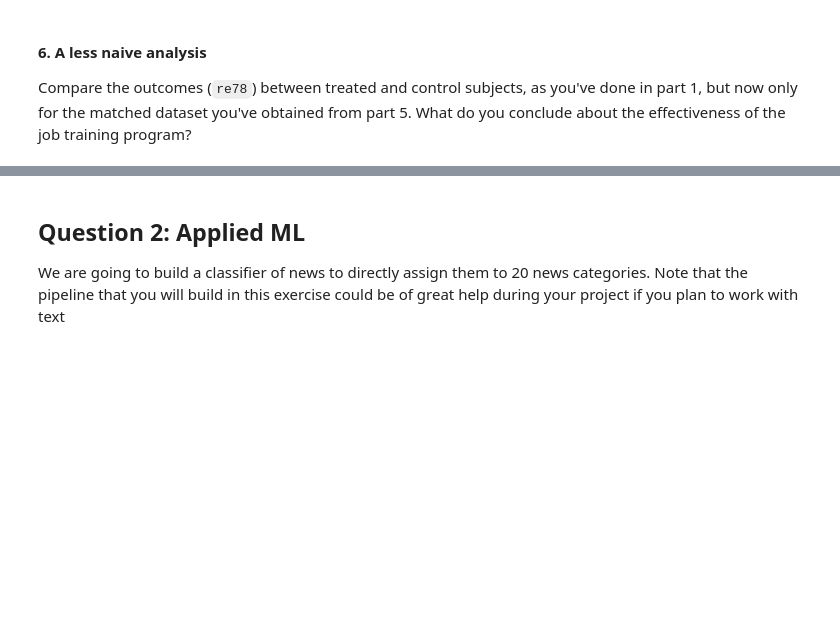
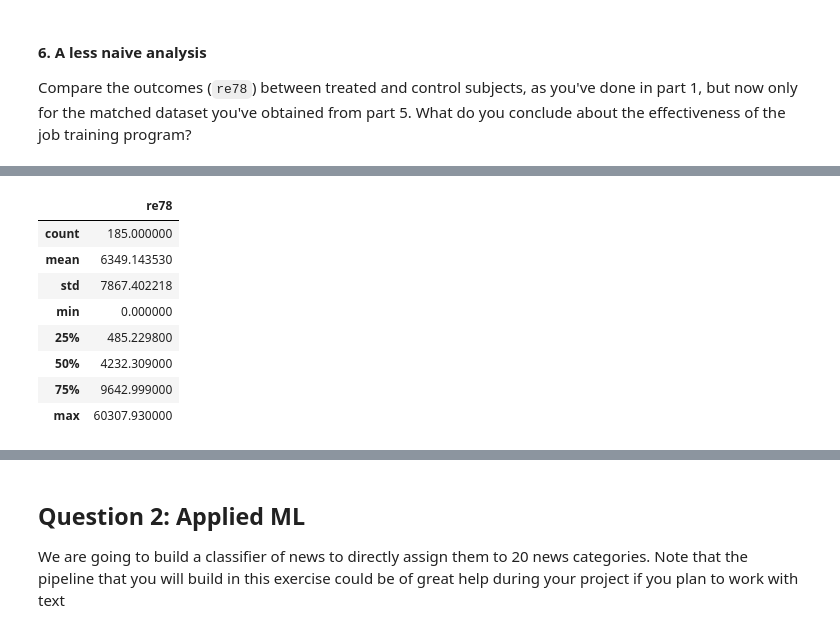
Before and after one commit to StenElling/ADA, a Jupyter notebook: Homework 4/Hw4_sten.ipynb, the cells around one changed output, grey strips where cells are left out. Cells and saved outputs as stored; diff of their text form; code cells hidden in the pictures; blank space fills up the shorter version.

```diff
--- a/Homework 4/Hw4_sten.ipynb
+++ b/Homework 4/Hw4_sten.ipynb
@@ -513,0 +513,12 @@ What do you conclude about the effectiveness of the job training program?
+# %%
+treat_re78.describe()
+# %% [output]
+|  | re78 |
+| count | 185.000000 |
+| mean | 6349.143530 |
+| std | 7867.402218 |
+| min | 0.000000 |
+| 25% | 485.229800 |
+| 50% | 4232.309000 |
+| 75% | 9642.999000 |
+| max | 60307.930000 |
```
Also changed, not shown: parts of 24 cells of this notebook.
